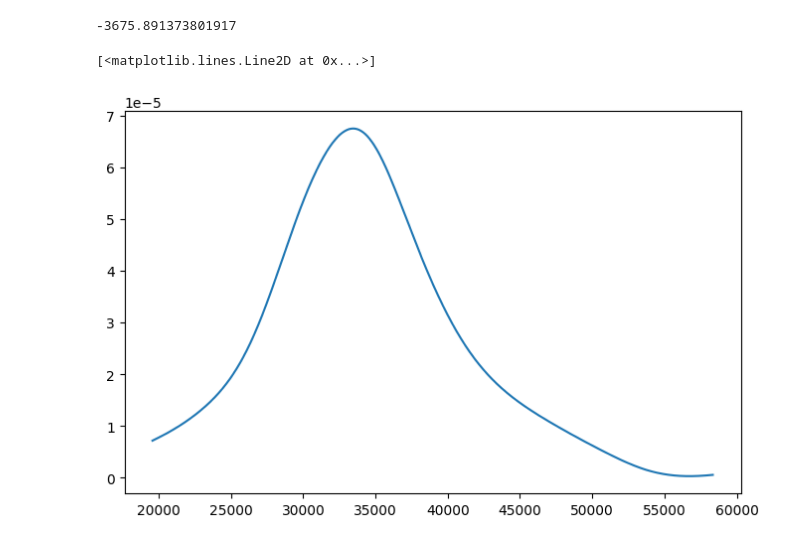
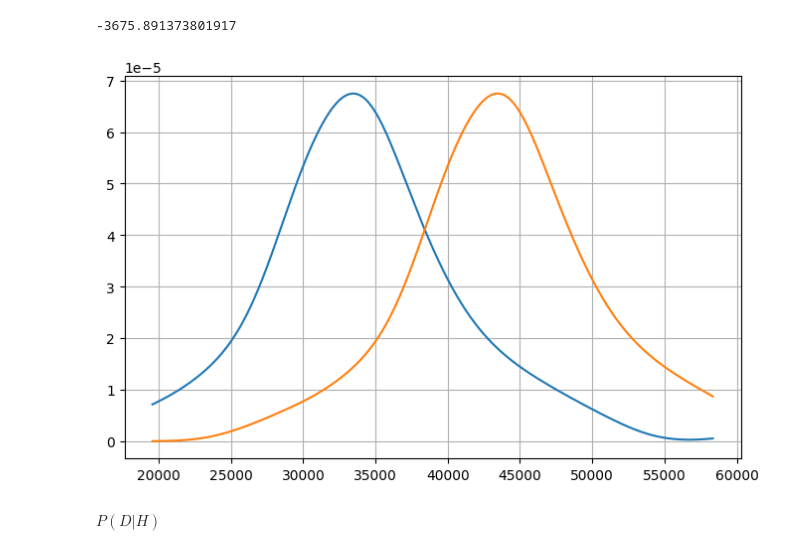
Before and after one commit to HiroshiATakano/ThinkBayes, a Jupyter notebook: 6. 決定分析.ipynb, the cells around one changed output. Saved outputs shown, nothing was run; the diff lists cells and outputs as text; code cells hidden in the pictures.

```diff
--- a/6. 決定分析.ipynb
+++ b/6. 決定分析.ipynb
@@ -281,21 +291,34 @@ error2.mean()
 # %%
 # 予測額 (guess) を決める
 
-guess = 40000
+guesses = [30000,40000]
+plt.figure(figsize=(8,5))
+# 価格候補を並べる
+for guess in guesses:
 
-# 価格候補を並べる
+    kde_error = gaussian_kde(error1)
 
-kde_error = gaussian_kde(error1)
+    prices1 = price_data3['Showcase1']
 
-prices1 = price_data3['Showcase1']
+    prices = np.linspace(prices1.min(), prices1.max(),1000)
 
-prices = np.linspace(prices1.min(), prices1.max(),1000)
+    errors = guess - prices
+    likelihood = kde_error(errors)
 
-errors = guess - prices
-likelihood = kde_error(errors)
+    plt.plot(prices, likelihood)
+
+plt.grid(True)
+# %% [output]
+[figure, added]
+# %% [markdown]
+$ P(D|H) $
 # %%
-plt.figure(figsize=(8,5))
-plt.plot(prices, likelihood)
+guess = 30000
+
+xs = np.linspace(0,75000,1000)
+
+error = guess - xs
+
+likelihood = kde_error(guess - xs)
+
+likelihood_scaled = likelihood / likelihood.sum()
-# %% [output]
-[<matplotlib.lines.Line2D at 0x...>]
-[figure, removed]
```
Also changed, not shown: parts of 7 cells of this notebook, 16 other files.
